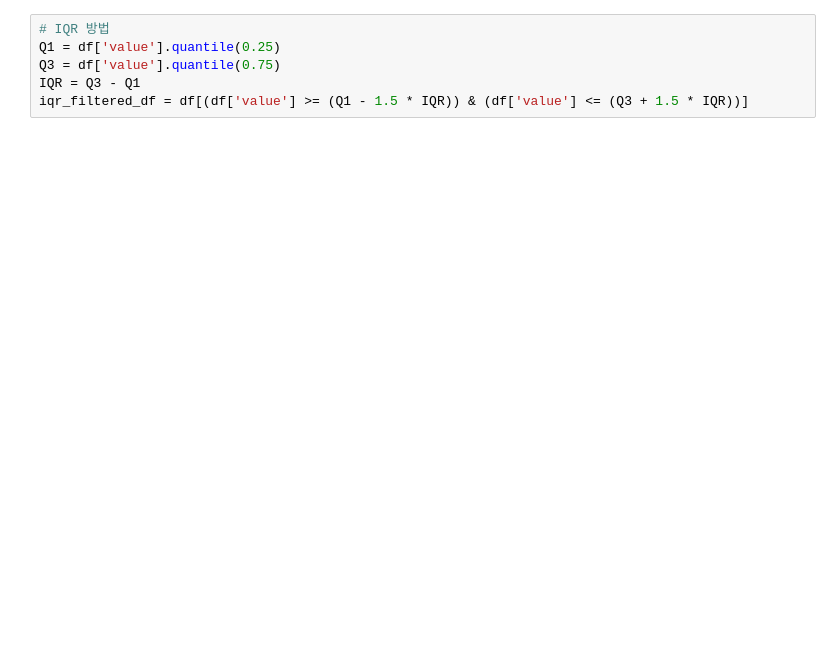
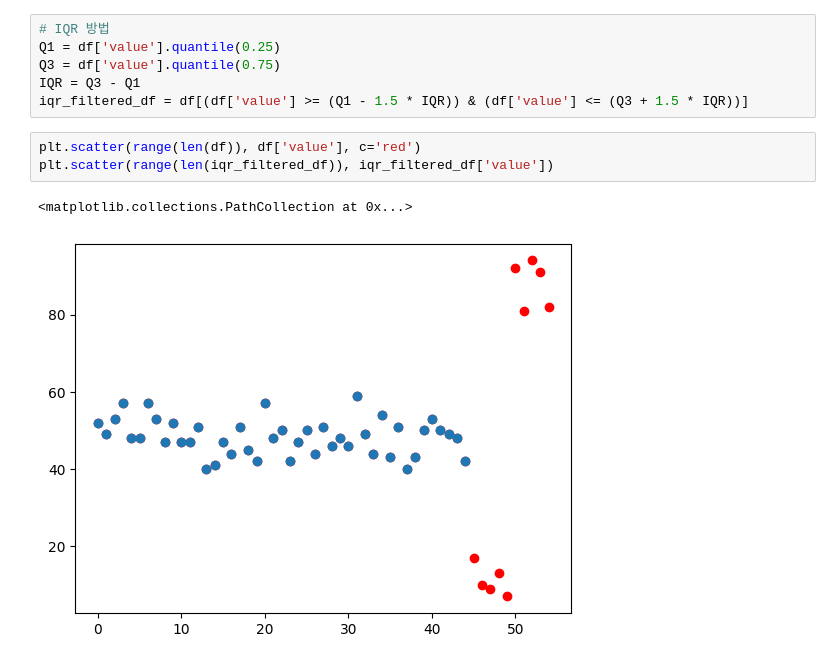
Before and after one commit to Hyunsoo-Ryan-Lee/ML_Lecture, a Jupyter notebook: 02.PreProcess/5.Outlier.ipynb, the cells around one changed output. Drawn from its saved outputs; the diff is of its cells as text; blank space fills up the shorter version.

```diff
--- a/02.PreProcess/5.Outlier.ipynb
+++ b/02.PreProcess/5.Outlier.ipynb
@@ -57,4 +58,10 @@ Q1 = df['value'].quantile(0.25)
 Q3 = df['value'].quantile(0.75)
 IQR = Q3 - Q1
 iqr_filtered_df = df[(df['value'] >= (Q1 - 1.5 * IQR)) & (df['value'] <= (Q3 + 1.5 * IQR))]
+# %%
+plt.scatter(range(len(df)), df['value'], c='red')
+plt.scatter(range(len(iqr_filtered_df)), iqr_filtered_df['value'])
+# %% [output]
+<matplotlib.collections.PathCollection at 0x...>
+[figure, added]
 # %% [markdown]
```
Also changed, not shown: parts of 10 cells of this notebook, 1 other file.
